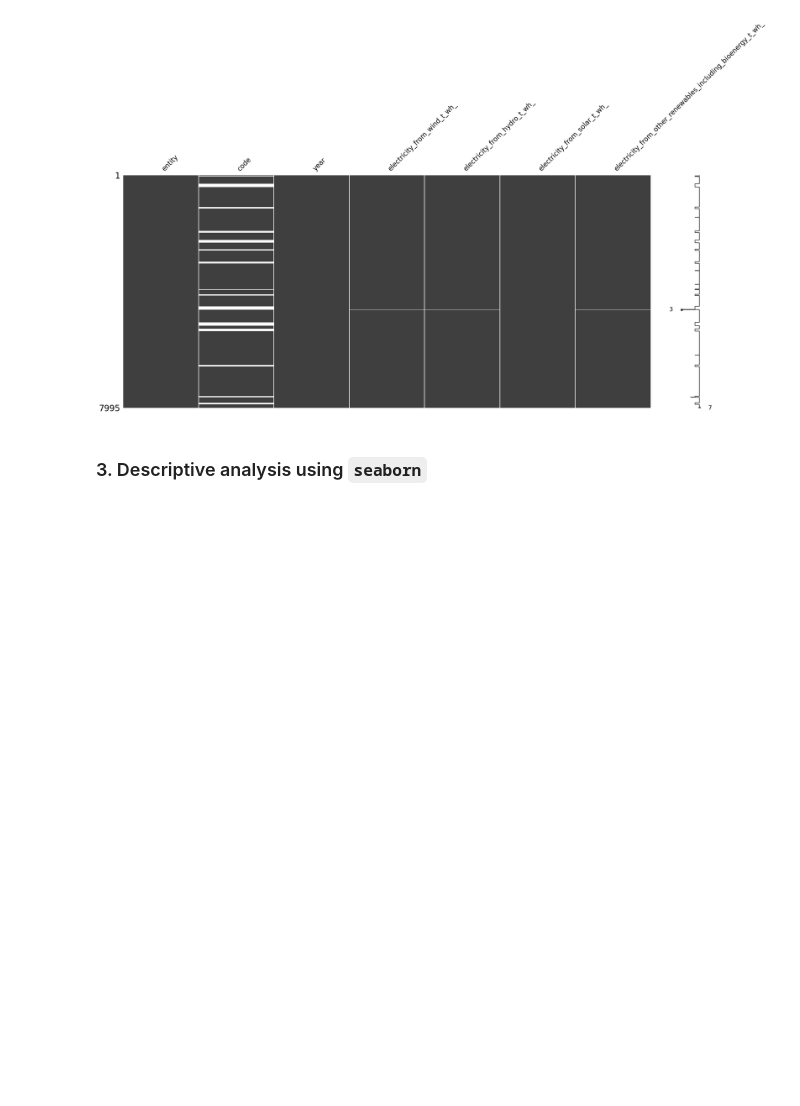
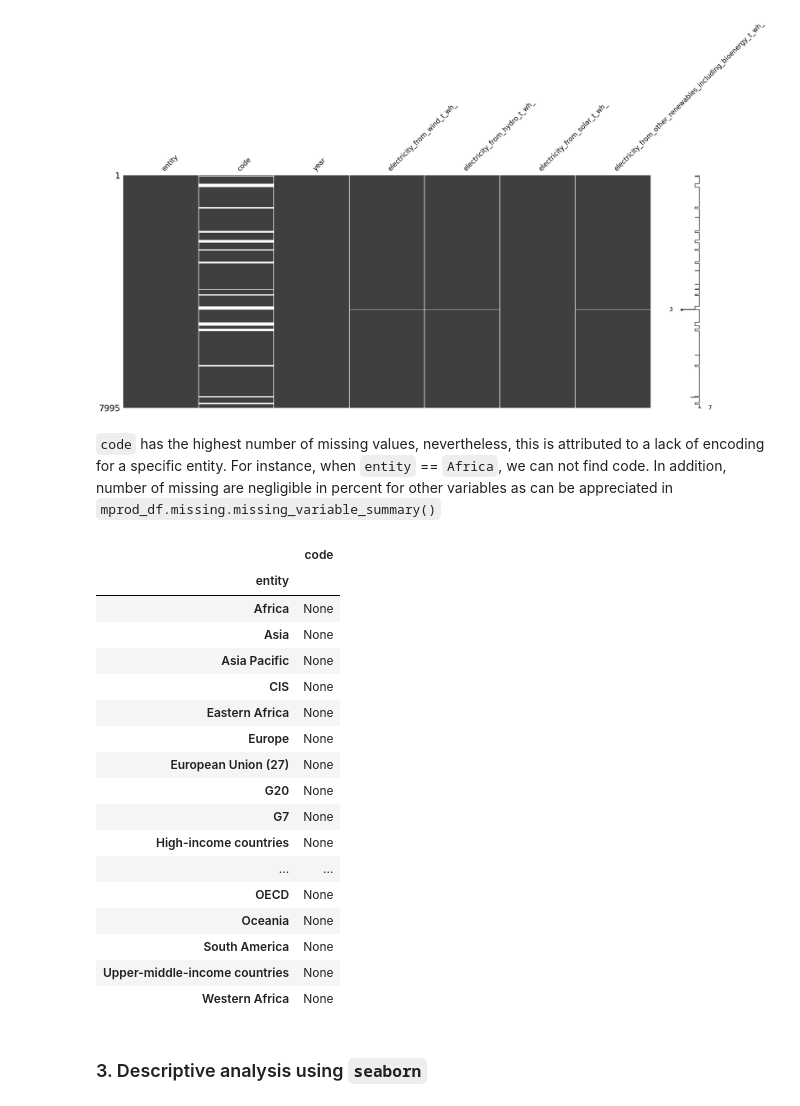
Before and after one commit to fenilenvinileno97/linear_regression, a Jupyter notebook: 4-final-project.ipynb, the cells around one changed output. Cells and saved outputs as stored; diff of their text form; code cells hidden in the pictures; blank space fills up the shorter version.

```diff
--- a/4-final-project.ipynb
+++ b/4-final-project.ipynb
@@ -130,6 +126,29 @@ mprod_df.missing.missing_case_table()
 msno.matrix(mprod_df);
 # %% [output]
 [figure]
+# %% [markdown]
+`code` has the highest number of missing values, nevertheless, this is attributed to a lack of encoding for a specific entity. For instance, when `entity` == `Africa`, we can not find code. In addition, number of missing are negligible in percent for other variables as can be appreciated in `mprod_df.missing.missing_variable_summary()`
+# %%
+mprod_df[mprod_df.code.isna() == True][["code", "entity"]].groupby("entity").first()
+# %% [output]
+|  | code |
+| entity |  |
+| Africa | None |
+| Asia | None |
+| Asia Pacific | None |
+| CIS | None |
+| Eastern Africa | None |
+| Europe | None |
+| European Union (27) | None |
+| G20 | None |
+| G7 | None |
+| High-income countries | None |
+| ... | ... |
+| OECD | None |
+| Oceania | None |
+| South America | None |
+| Upper-middle-income countries | None |
+| Western Africa | None |
 # %%
 from utils import countries as co
 # %%
```
Also changed, not shown: parts of 6 cells of this notebook.
